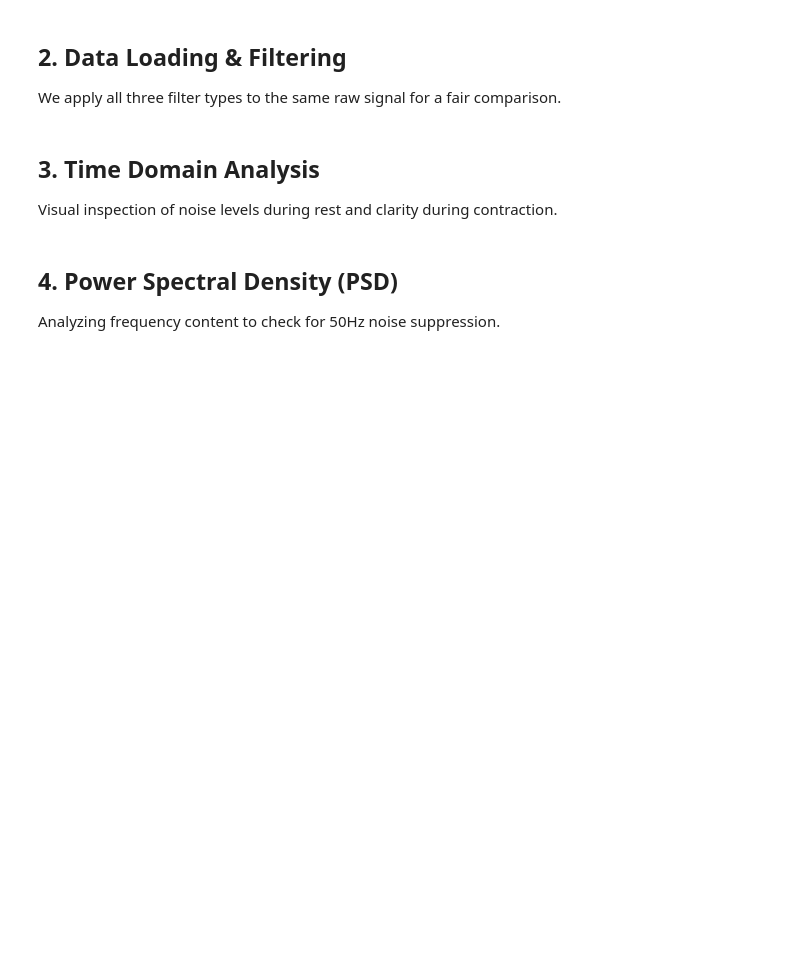
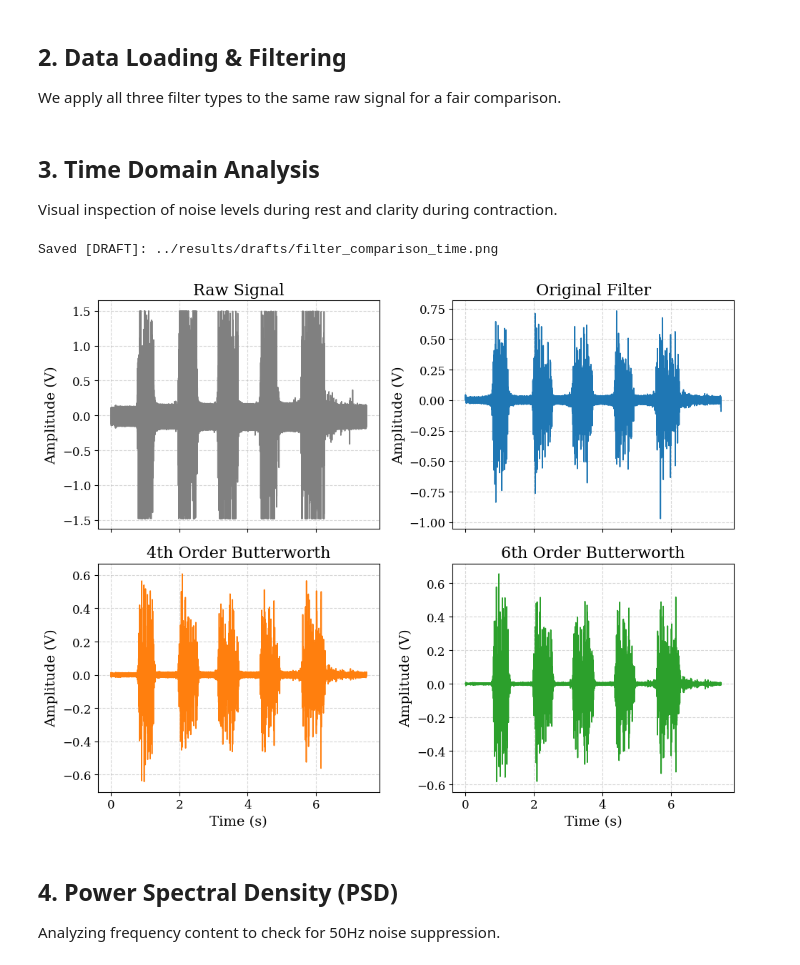
Before and after one commit to xenotrox/Bachelort_Thesis_Repo, a Jupyter notebook: notebooks/02_Filter_Evaluation.ipynb, the cells around one changed output. Saved outputs shown, nothing was run; the diff lists cells and outputs as text; code cells hidden in the pictures; blank space fills up the shorter version.

```diff
--- a/notebooks/02_Filter_Evaluation.ipynb
+++ b/notebooks/02_Filter_Evaluation.ipynb
@@ -20,35 +23,44 @@ visualization.set_plot_style()
 ## 2. Data Loading & Filtering
 We apply all three filter types to the same raw signal for a fair comparison.
 # %%
-DATA_FILE = "../data/CoolTerm Capture Filter Comparison 2025-05-10 16-16-38-076.txt"
-FS = 1000.0
+DATA_FILE = "../data/filter_comparison.txt"
 
-raw_signal = data_loader.load_txt_signal(DATA_FILE)
+raw_signal = data_loader.load_txt_signal(
+    DATA_FILE,
+    v_ref=config.V_REF,
+    adc_bits=config.ADC_BITS
+)
 
 signals = {
     "Raw Signal": raw_signal,
-    "Original Filter": filters.apply_original_filter(raw_signal),
-    "4th Order Butterworth": filters.apply_butterworth_sos(raw_signal, order=4),
-    "6th Order Butterworth": filters.apply_butterworth_sos(raw_signal, order=6)
+    "Original Filter": filters.apply_original_filter(raw_signal, fs=config.FS),
+    "4th Order Butterworth": filters.apply_butterworth_sos(raw_signal, order=4, fs=config.FS),
+    "6th Order Butterworth": filters.apply_butterworth_sos(raw_signal, order=6, fs=config.FS)
 }
-time = np.arange(len(raw_signal)) / FS
+time = np.arange(len(raw_signal)) / config.FS
 # %% [markdown]
 ## 3. Time Domain Analysis
 Visual inspection of noise levels during rest and clarity during contraction.
 # %%
 fig, axs = plt.subplots(2, 2, figsize=(10, 8), sharex=True)
 axs = axs.flatten()
 
 for ax, (label, sig) in zip(axs, signals.items()):
-    ax.plot(time, sig, label=label)
+    color = visualization.COLORS.get(label, 'black')
+
+    ax.plot(time, sig, label=label, color=color)
     ax.set_title(label)
     ax.set_ylabel("Amplitude (V)")
     ax.grid(True)
 
 axs[2].set_xlabel("Time (s)")
 axs[3].set_xlabel("Time (s)")
-visualization.save_fig(fig, 'filter_comparison_time_domain.png')
+
+visualization.save_fig(fig, 'filter_comparison_time.png')
 plt.show()
+# %% [output]
+Saved [DRAFT]: ../results/drafts/filter_comparison_time.png
+[figure, added]
 # %% [markdown]
 ## 4. Power Spectral Density (PSD)
 Analyzing frequency content to check for 50Hz noise suppression.
```
Also changed, not shown: parts of 5 cells of this notebook, 7 other files.
